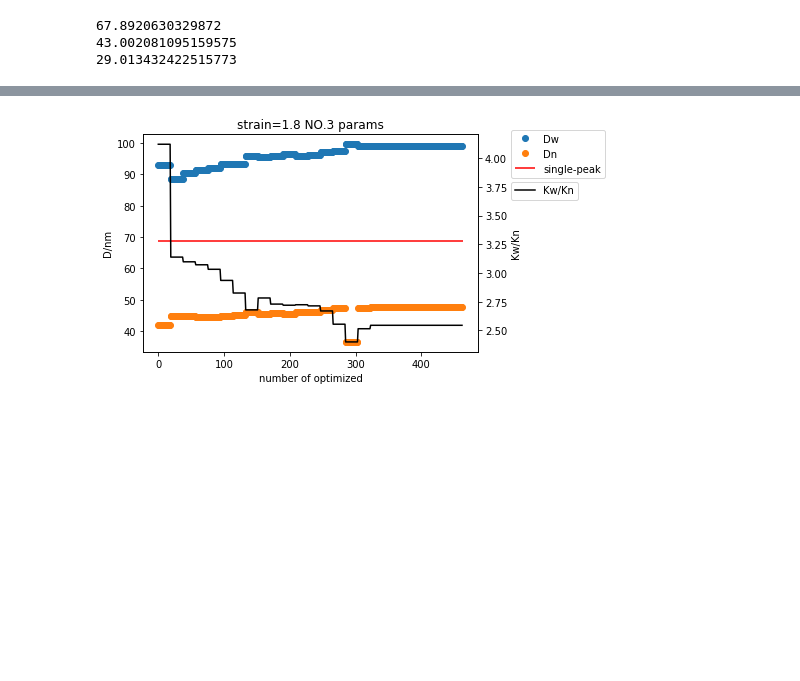
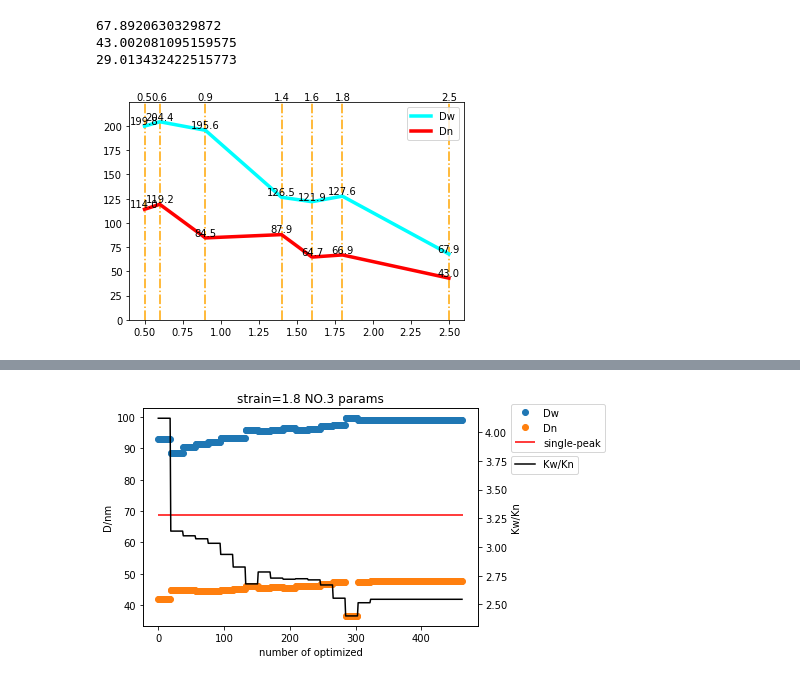
Before and after one commit to AlbertWulf/SHE_shishkebab, a Jupyter notebook: test.ipynb, the cells around one changed output, grey strips where cells are left out. Saved outputs shown, nothing was run; the diff lists cells and outputs as text; code cells hidden in the pictures; blank space fills up the shorter version.

```diff
--- a/test.ipynb
+++ b/test.ipynb
@@ -27,26 +29,3 @@ print(T)
 67.8920630329872
 43.002081095159575
 29.013432422515773
-# %%
-val = pd.read_excel("C:/Users/Lenovo/Desktop/大四下/毕设/CODE/dp_crystmorph/regionIII_double_peak/region_III_excel/1.8-R3-246.xlsx")
-value = val.values
-Dw_array = np.zeros((value.shape[0]))
-Dn_array = np.zeros((value.shape[0]))
-k = np.zeros((value.shape[0]))
-for i in range(0,value.shape[0]):
-    D0w = value[i,3]
-    nuDw = value[i,4]
-    D0n = value[i,6]
-    nuDn = value[i,7]
-    T0 = value[i,8]
-    nuT = value[i,9]
-    Dw = D0w * gamma(0.5) / beta(nuDw,0.5)
-    sigmaDw = math.sqrt(nuDw*D0w*D0w - Dw*Dw)
-    Dn = D0n * gamma(0.5) / beta(nuDn,0.5)
-    sigmaDn = math.sqrt(nuDn*D0n*D0n - Dn*Dn)
-    T = T0 * gamma(0.5) / beta(nuT,0.5)
-    sigmaT = math.sqrt(nuT*T0*T0 - T*T)
-    Dw_array[i] = Dw
-    Dn_array[i] =Dn
-    T_array[i] = T
-    k[i] = value[i,2]/value[i,5]
@@ -52,0 +81,22 @@ for i in range(0,value.shape[0]):
+# %%
+#plot Dw & Dn
+val = pd.read_excel("excel_params/all_strain.xlsx",sheetname=sheet_name)
+params = val.values
+
+#strain = params[0:7,0]
+Dw = params[:,1]
+Dn = params[:,0]
+y_max = np.max(Dw)+20
+plt.plot(strain,Dw,color="cyan", linewidth=3.5, linestyle="-",label="Dw")
+plt.plot(strain,Dn,color="red", linewidth=3.5, linestyle="-",label="Dn")
+plt.legend()
+for i in range(0,len(strain)):
+    plt.text(strain[i],Dw[i],round(Dw[i],1),ha='center', va= 'bottom')
+    plt.text(strain[i],Dn[i],round(Dn[i],1),ha='center', va= 'bottom')
+    plt.text(strain[i],y_max,strain[i],ha='center',va='bottom')
+plt.vlines(strain,0,y_max,color='orange',linestyle='-.')
+plt.ylim((0,y_max))
+plt.savefig('figure/'+sheet_name+'_D.png',dpi=300)
+plt.show()
+# %% [output]
+[figure, added]
```
Also changed, not shown: parts of 4 cells of this notebook, 19 other files.
